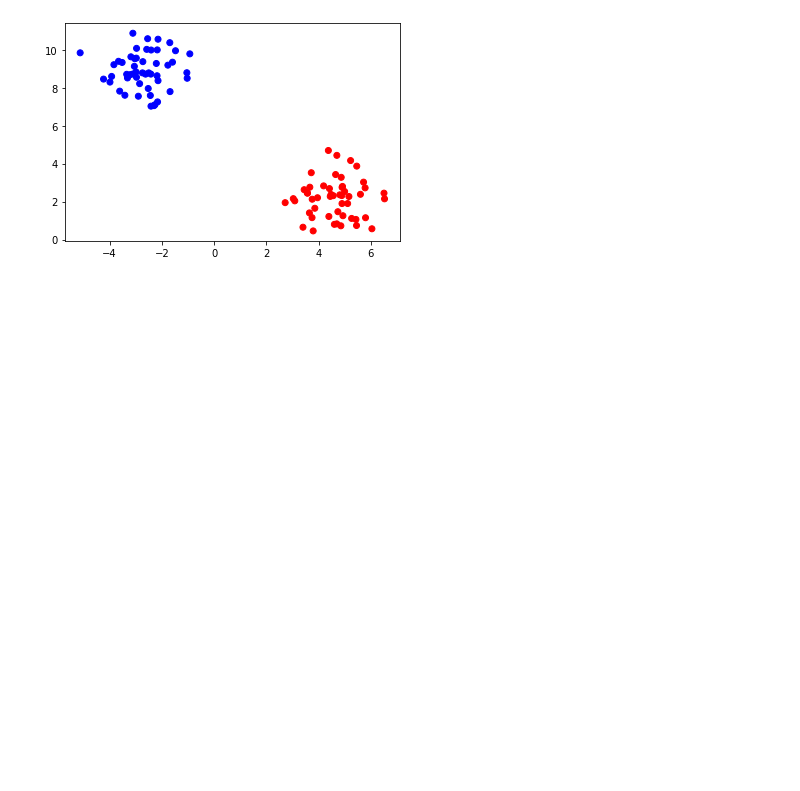
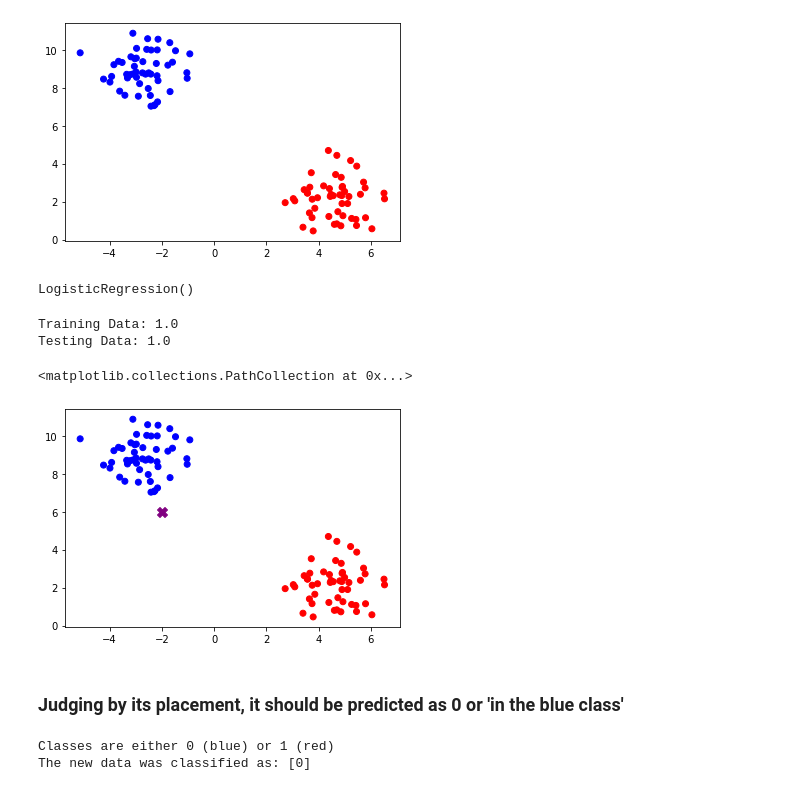
Before and after one commit to gianmillare/Machine-Learning-AI, a Jupyter notebook: University of California, Berkeley - AI ML Sessions/Part 10 - Logistic Regression.ipynb, the cells around one changed output. Cells and saved outputs as stored; diff of their text form; code cells hidden in the pictures; blank space fills up the shorter version.

Commit message:
completed ucbmlai.10 notes on logisitc regression

```diff
--- a/University of California, Berkeley - AI ML Sessions/Part 10 - Logistic Regression.ipynb
+++ b/University of California, Berkeley - AI ML Sessions/Part 10 - Logistic Regression.ipynb
@@ -77,0 +98,38 @@ plt.scatter(X[:, 0], X[:, 1], c=col)
+# %%
+# Step 7: Fit (train) the training data
+
+classifier.fit(X_train, y_train)
+# %% [output]
+LogisticRegression()
+# %%
+# Step 8: Validate the model using the test data
+
+print(f"Training Data: {classifier.score(X_train, y_train)}")
+print(f"Testing Data: {classifier.score(X_test, y_test)}")
+# %% [output]
+Training Data: 1.0
+Testing Data: 1.0
+# %%
+# Step 9: Make predictions (we can do this by generating a new point, then throw that point in the model)
+
+# create the new data point
+new_data = np.array([[-2, 6]])
+
+# plot the new data against the original dataset
+col = np.where(y==0, 'blue', 'red')
+plt.scatter(X[:, 0], X[: , 1], c=col)
+plt.scatter(new_data[0, 0], new_data[0, 1], c='purple', marker='X', s=100)
+# %% [output]
+<matplotlib.collections.PathCollection at 0x...>
+[figure, added]
+# %% [markdown]
+### Judging by its placement, it should be predicted as 0 or 'in the blue class'
+# %%
+# Step 10: Predict the class of the new data point (blue or red)
+
+predictions = classifier.predict(new_data)
+print("Classes are either 0 (blue) or 1 (red)")
+print(f"The new data was classified as: {predictions}")
+# %% [output]
+Classes are either 0 (blue) or 1 (red)
+The new data was classified as: [0]
```
Also changed, not shown: parts of 4 cells of this notebook.
